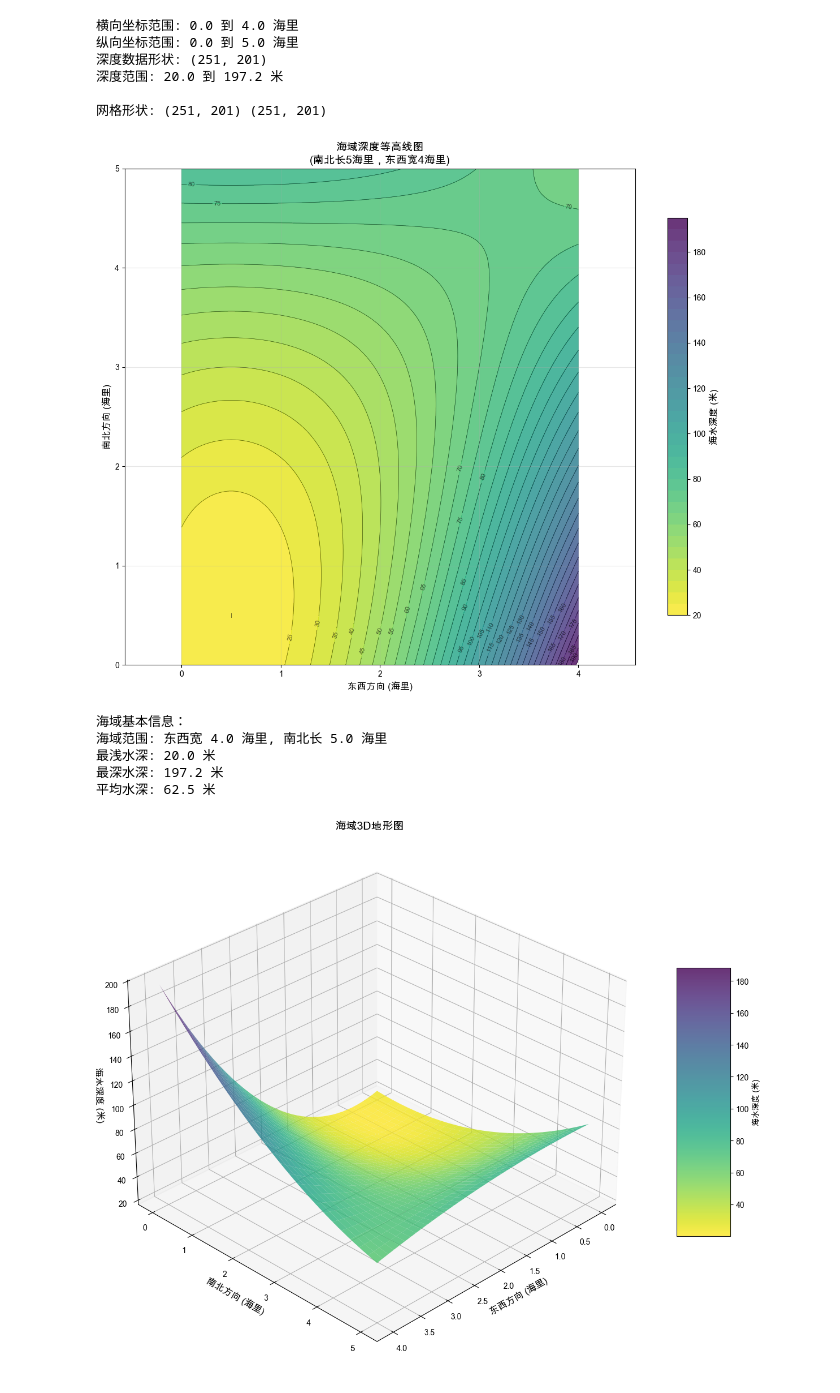
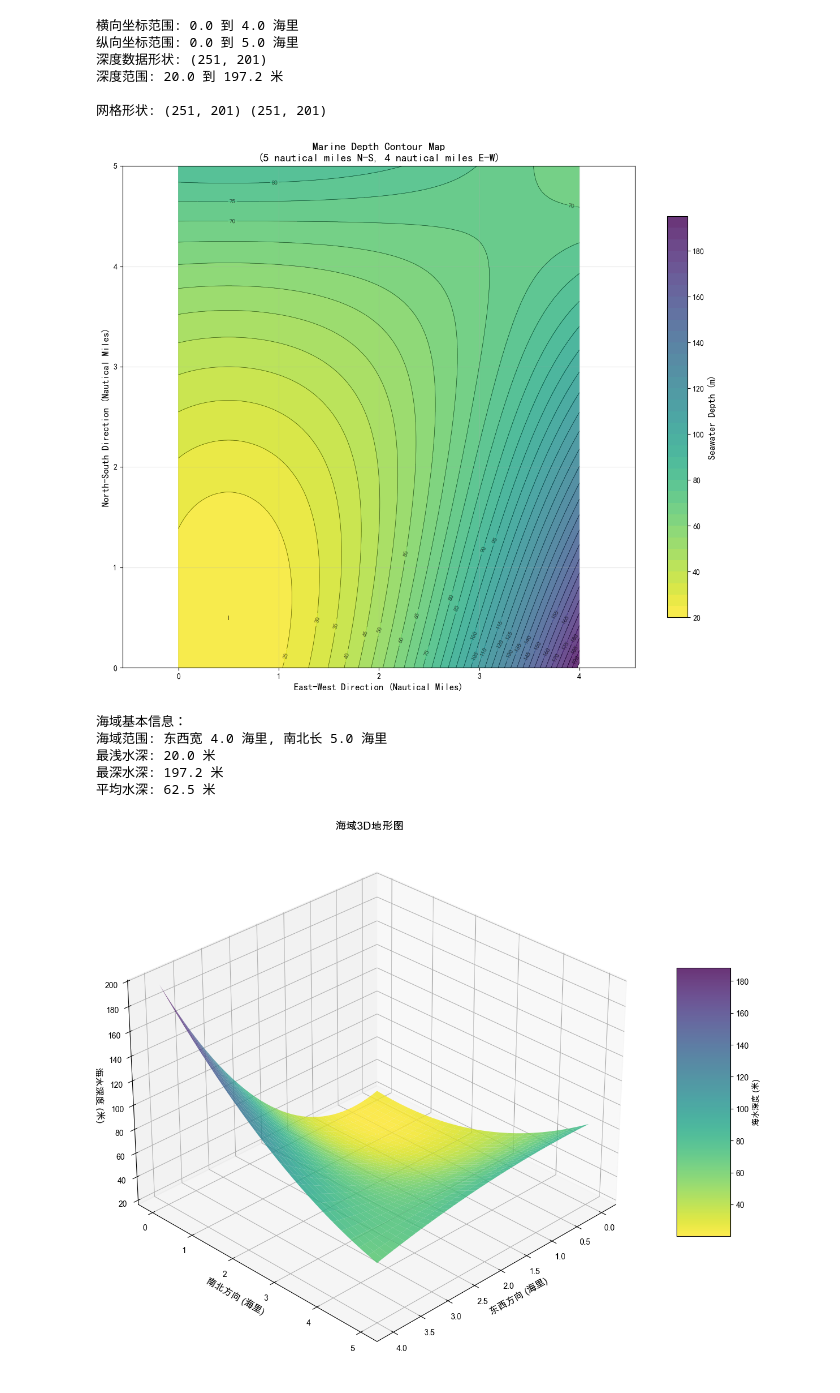
Before and after one commit to qianliq/CUMCM2023B, a Jupyter notebook: q4/q4graph.ipynb, the cells around one changed output. Saved outputs shown, nothing was run; the diff lists cells and outputs as text; code cells hidden in the pictures.

```diff
--- a/q4/q4graph.ipynb
+++ b/q4/q4graph.ipynb
@@ -77,38 +77,38 @@ plt.figure(figsize=(12, 10))
 # 创建等高线图
 levels = np.arange(20, 200, 5)  # 每5米一个等高线
 contour = plt.contour(X, Y, depth_data, levels=levels, colors='black', alpha=0.6, linewidths=0.5)
 contourf = plt.contourf(X, Y, depth_data, levels=levels, cmap='viridis_r', alpha=0.8)
 
 # 添加等高线标签
 plt.clabel(contour, inline=True, fontsize=8, fmt='%1.0f')
 
 # 添加颜色条
 cbar = plt.colorbar(contourf, shrink=0.8)
-cbar.set_label('海水深度 (米)', fontsize=12)
+cbar.set_label('Seawater Depth (m)', fontsize=12)
 
 # 设置坐标轴
-plt.xlabel('东西方向 (海里)', fontsize=12)
-plt.ylabel('南北方向 (海里)', fontsize=12)
-plt.title('海域深度等高线图\n(南北长5海里，东西宽4海里)', fontsize=14, fontweight='bold')
+plt.xlabel('East-West Direction (Nautical Miles)', fontsize=12)
+plt.ylabel('North-South Direction (Nautical Miles)', fontsize=12)
+plt.title('Marine Depth Contour Map\n(5 nautical miles N-S, 4 nautical miles E-W)', fontsize=14, fontweight='bold')
 
 # 设置网格
 plt.grid(True, alpha=0.3)
 
 # 设置坐标轴比例
 plt.axis('equal')
 
 # 显示图形
 plt.tight_layout()
 plt.show()
 
 # 输出一些统计信息
 print("海域基本信息：")
 print(f"海域范围: 东西宽 {x_coords.max() - x_coords.min():.1f} 海里, 南北长 {y_coords.max() - y_coords.min():.1f} 海里")
 print(f"最浅水深: {np.nanmin(depth_data):.1f} 米")
 print(f"最深水深: {np.nanmax(depth_data):.1f} 米")
 print(f"平均水深: {np.nanmean(depth_data):.1f} 米")
 # %% [output]
-[figure, old version]
+[figure, new version]
 海域基本信息：
 海域范围: 东西宽 4.0 海里, 南北长 5.0 海里
 最浅水深: 20.0 米
```
Also changed, not shown: parts of 3 cells of this notebook, 1 other file.
